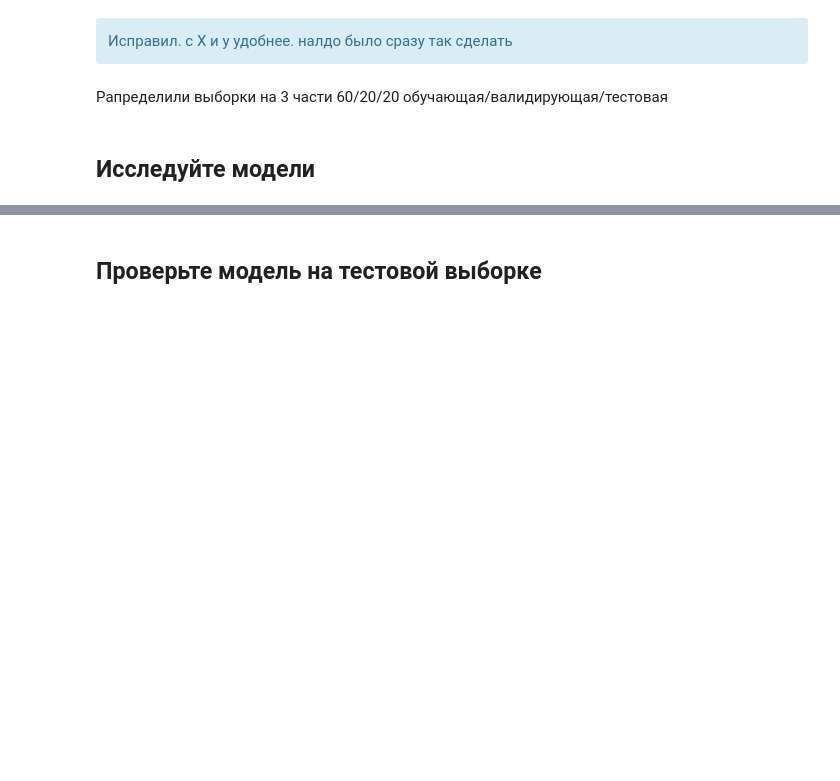
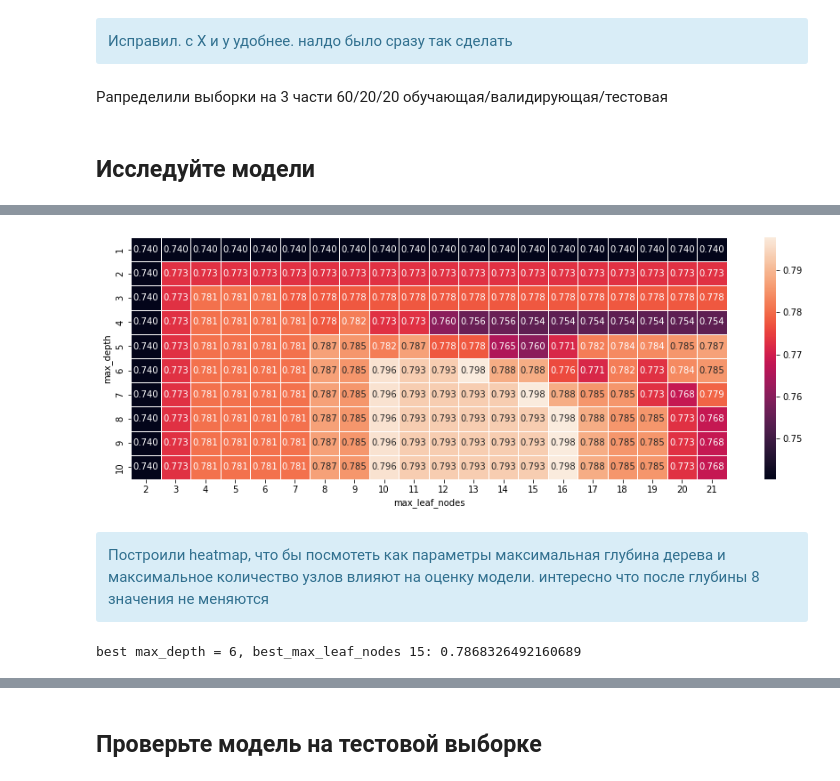
Before and after one commit to karimovdo/model1, a Jupyter notebook: model_rew.ipynb, the cells around one changed output, grey strips where cells are left out. Cells and saved outputs as stored; diff of their text form; code cells hidden in the pictures; blank space fills up the shorter version.

```diff
--- a/model_rew.ipynb
+++ b/model_rew.ipynb
@@ -302,14 +307,18 @@ print(y_test.shape)
 ## Исследуйте модели
 # %%
 #X_train, y_train, X_valid, X_test, y_valid, y_test
+scores = np.zeros((22, 22))
 best_model = None
 best_result = 0
 for i in range(1,11):
-    model = DecisionTreeClassifier(random_state=12345, max_depth=i)
-    model.fit(X_train, y_train)
-    result = model.score(X_valid, y_valid)
-    if result > best_result:
-        best_result = result
-        best_max_depth = i
-print(f'best max_depth = {best_max_depth} : {best_result}')
+    for j in range(2,22):
+        model = DecisionTreeClassifier(random_state=12345, max_depth=i, max_leaf_nodes=j)
+        model.fit(X_train, y_train)
+        result = model.score(X_valid, y_valid)
+        scores[i,j] = result
+        if result > best_result:
+            best_result = result
+            best_max_depth = i
+            best_max_leaf_nodes = j
+print(f'best max_depth = {best_max_depth}, best_max_leaf_nodes {best_max_leaf_nodes}: {best_result}')
 # %% [output]
@@ -316,0 +334,26 @@ best max_depth = 3 : 0.7853810264385692
+# %%
+plt.figure(figsize=(15, 5))
+ax = sns.heatmap(scores[1:11,2:22], annot=True, fmt=".3f", linewidth=.5)
+ax.set(xlabel="max_leaf_nodes", ylabel="max_depth", xticklabels=range(2,22), yticklabels=range(1,11));
+# %% [output]
+[figure, added]
+# %% [markdown]
+<div class="alert alert-info">
+Построили heatmap, что бы посмотеть как параметры максимальная глубина дерева и максимальное количество узлов влияют на оценку модели. интересно что после глубины 8 значения не меняются
+# %%
+scores = np.zeros((22, 22))
+best_model = None
+best_result = 0
+for i in range(1,11):
+    for j in range(2,22):
+        model = DecisionTreeClassifier(random_state=12345, max_depth=i, max_leaf_nodes=j)
+        model.fit(X_train, y_train)
+        result = (cross_val_score(model, X_train, y_train, cv=5)).mean()
+        scores[i,j] = result
+        if result > best_result:
+            best_result = result
+            best_max_depth = i
+            best_max_leaf_nodes = j
+print(f'best max_depth = {best_max_depth}, best_max_leaf_nodes {best_max_leaf_nodes}: {best_result}')
+# %% [output]
+best max_depth = 6, best_max_leaf_nodes 15: 0.7868326492160689
```
Also changed, not shown: parts of 81 cells of this notebook.
